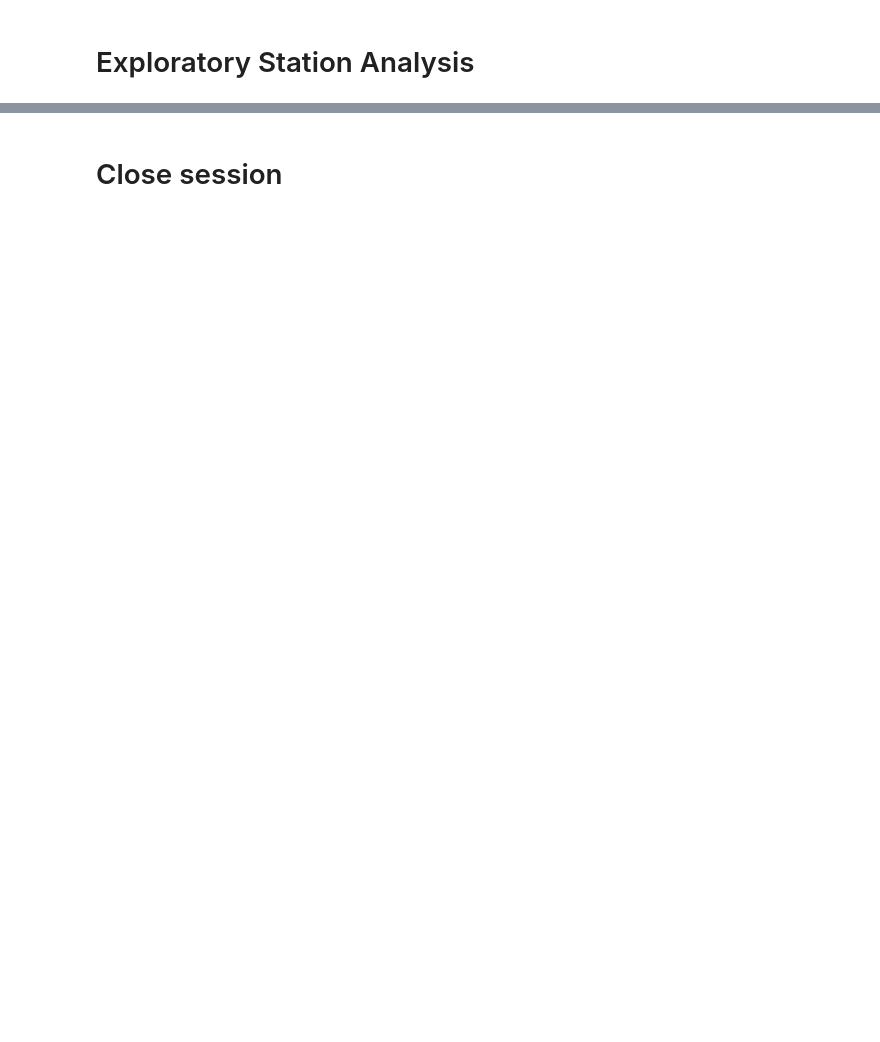
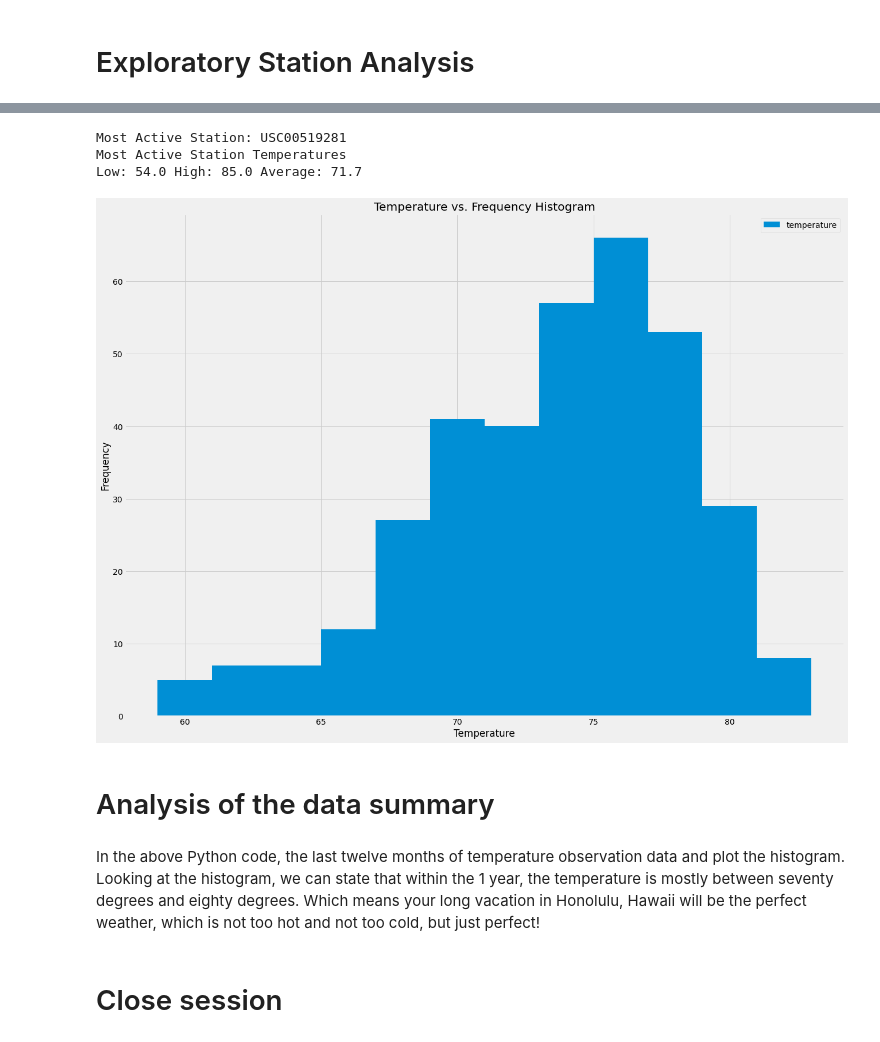
Before and after one commit to mmyang123/sqlalchemy-challeng, a Jupyter notebook: climate_starter.ipynb, the cells around one changed output, grey strips where cells are left out. Cells and saved outputs as stored; diff of their text form; code cells hidden in the pictures; blank space fills up the shorter version.

```diff
--- a/climate_starter.ipynb
+++ b/climate_starter.ipynb
@@ -109,3 +119,33 @@ AttributeError: 'str' object has no attribute 'year'
+# %%
+# Using the most active station id from the previous query, calculate the lowest, highest, and average temperature.
+most_active_station=active_stations[0][0]
+print(f"Most Active Station: {most_active_station}")
+most_active_temps = session.query(func.min(measurement.tobs), func.max(measurement.tobs),func.avg(measurement.tobs)).filter(measurement.station == most_active_station).all()
+print(f"Most Active Station Temperatures")
+print(f"Low: {most_active_temps[0][0]} High: {most_active_temps[0][1]} Average: {round(most_active_temps[0][2], 1)}")
+# %% [output]
+Most Active Station: USC00519281
+Most Active Station Temperatures
+Low: 54.0 High: 85.0 Average: 71.7
+# %%
+# Using the most active station id
+# Query the last 12 months of temperature observation data for this station and plot the results as a histogram
+most_temps_station = session.query(measurement.station, func.count(measurement.tobs)).group_by(measurement.station).order_by(func.count(measurement.station).desc()).first()
+most_temps_station= most_temps_station[0]
+
+most_active_year_data = session.query( measurement.tobs).filter(measurement.date >= one_year_ago).filter(measurement.station == most_temps_station).all()
+most_active_year_data_df = pd.DataFrame(most_active_year_data, columns=['temperature'])
+
+most_active_year_data_df.plot.hist(bins=12, title="Temperature vs. Frequency Histogram", figsize=(20,15))
+plt.savefig("Images/TemperaturevsFrequency.png")
+plt.xlabel('Temperature')
+plt.show()
+# %% [output]
+[figure, added]
+# %% [markdown]
+# Analysis of the data summary
+# %% [markdown]
+In the above Python code, the last twelve months of temperature observation data and plot the histogram. Looking at the histogram, we can state that within the 1 year, the temperature is mostly between seventy degrees and eighty degrees. Which means your long vacation in Honolulu, Hawaii will be the perfect weather, which is not too hot and not too cold, but just perfect!
 # %% [markdown]
 # Close session
 # %%
```
Also changed, not shown: parts of 10 cells of this notebook, 2 other files.
